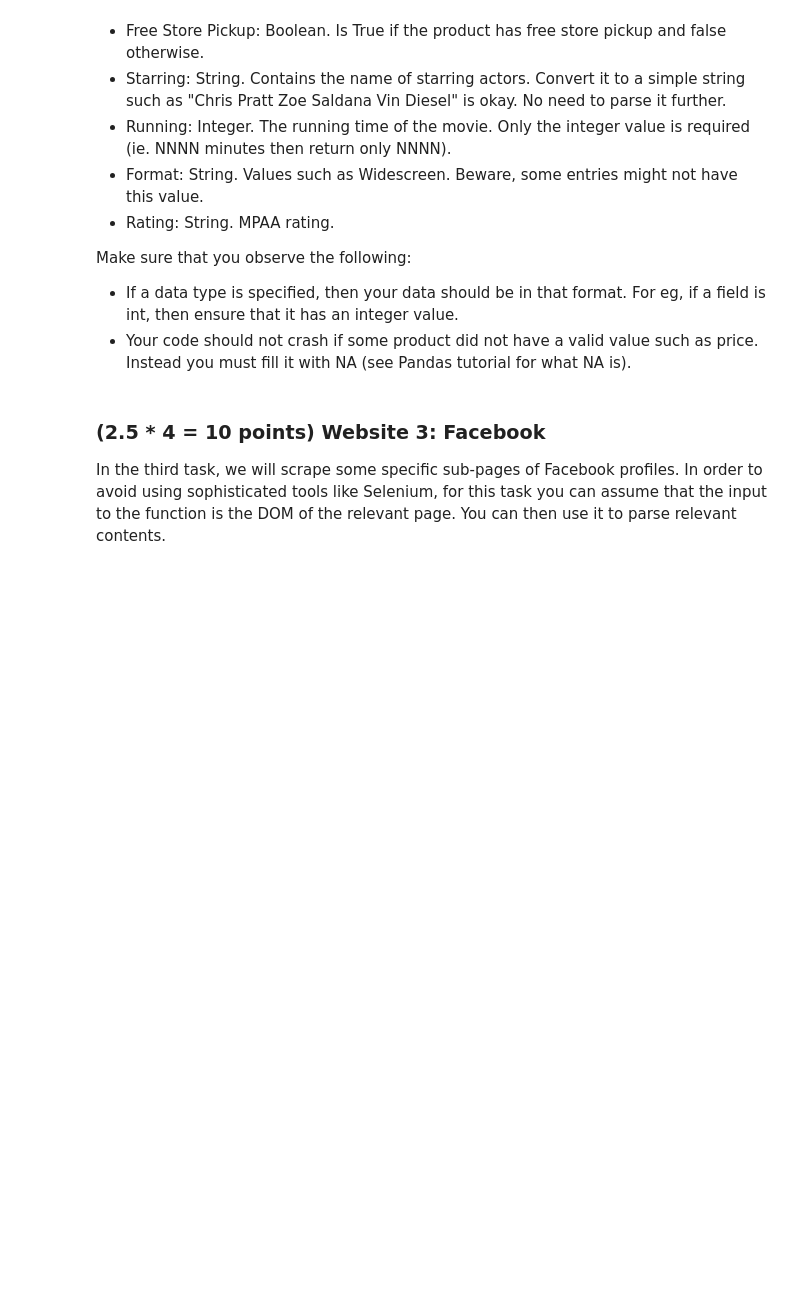
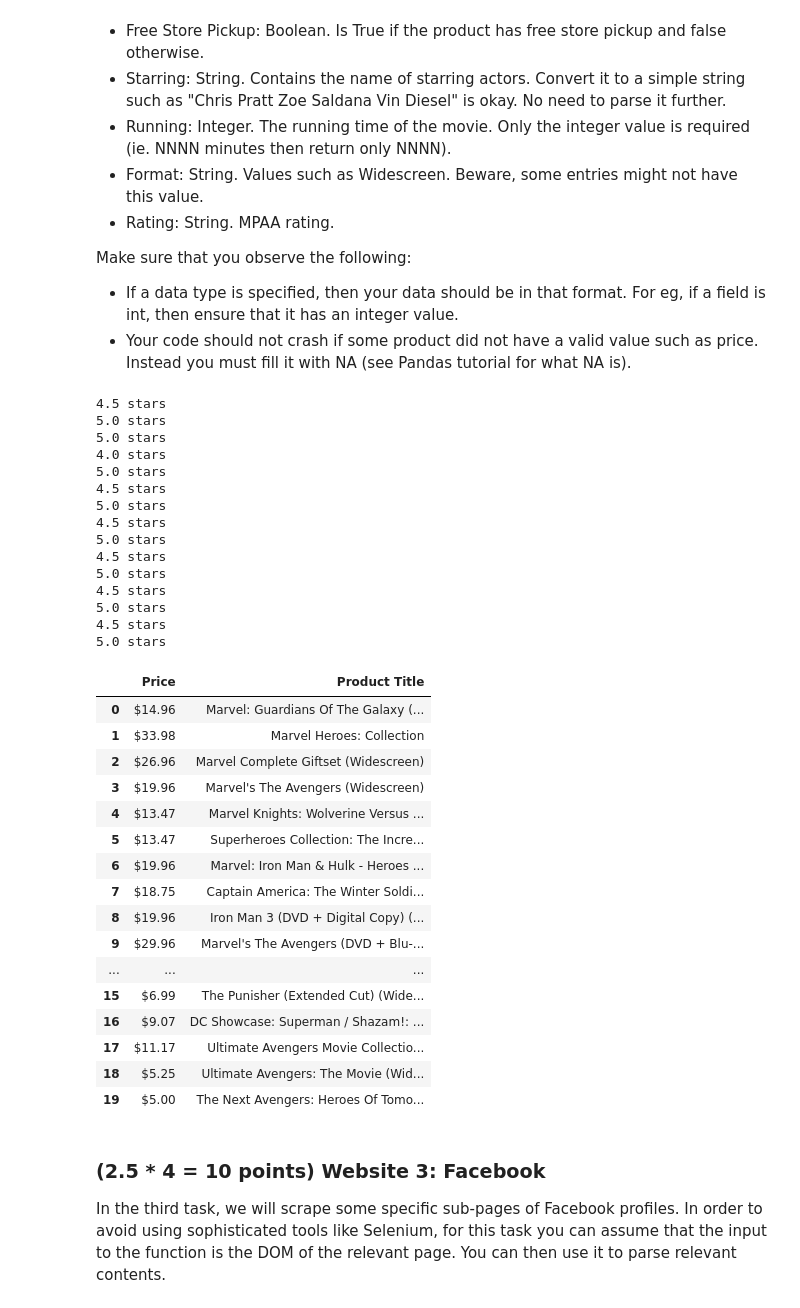
Before and after one commit to sreeharihegden/CSE-5334-Data-Mining, a Jupyter notebook: PA1_ExploratoryAnalysis_FEC_2012_PresidentialElections.ipynb, the cells around one changed output. Cells and saved outputs as stored; diff of their text form; code cells hidden in the pictures; blank space fills up the shorter version.

```diff
--- a/PA1_ExploratoryAnalysis_FEC_2012_PresidentialElections.ipynb
+++ b/PA1_ExploratoryAnalysis_FEC_2012_PresidentialElections.ipynb
@@ -101,12 +171,84 @@ Make sure that you observe the following:
 # %%
 #Input:
 #    url: URL of a Walmart results page for a search query in Movies department
 #Output:
 #    df is a Pandas data frame that contains a tabular representation of the results
 #    The df must have 9 columns that must have the same name and data type as described above
 #    Each row of df corresponds to a movie in the results table
-def scraping_walmart_movies(url):
-    return None
+#def scraping_walmart_movies(url):
+ #   return None
+
+from collections import defaultdict
+import requests
+from bs4 import BeautifulSoup
+import csv
+import pandas as pd
+
+
+
+r= requests.get("http://www.walmart.com/search/?query=marvel&cat_id=4096_530598")
+r.content
+
+soup = BeautifulSoup(r.content)
+
+g_data = soup.find_all("div", {"class" : "tile-content"})
+g_price = soup.find_all("div",{"class" : "item-price-container"})
+g_star = soup.find_all("div",{"class" : "stars stars-small tile-row"})
+
+#all the title inside tile-content
+data=defaultdict(list)
+for product_title in g_data:
+    a_product_title = product_title.find_all("a","js-product-title")
+    for text_product_title in a_product_title :
+       data['Product Title'].append(text_product_title.text)
+
+for row in g_price:
+     price = row.find('span', 'price price-display').text.strip()
+     data['Price'].append(price)
+
+
+for allstar in g_star:
+    star=allstar.find('span','visuallyhidden').text.strip()
+    print star
+    #data['Star'].append(star)
+
+     #price['Price'].append(price.text)
+
+df = pd.DataFrame(data)
+df
+# %% [output]
+4.5 stars
+5.0 stars
+5.0 stars
+4.0 stars
+5.0 stars
+4.5 stars
+5.0 stars
+4.5 stars
+5.0 stars
+4.5 stars
+5.0 stars
+4.5 stars
+5.0 stars
+4.5 stars
+5.0 stars
+|  | Price | Product Title |
+| 0 | $14.96 | Marvel: Guardians Of The Galaxy (... |
+| 1 | $33.98 | Marvel Heroes: Collection |
+| 2 | $26.96 | Marvel Complete Giftset (Widescreen) |
+| 3 | $19.96 | Marvel's The Avengers (Widescreen) |
+| 4 | $13.47 | Marvel Knights: Wolverine Versus ... |
+| 5 | $13.47 | Superheroes Collection: The Incre... |
+| 6 | $19.96 | Marvel: Iron Man & Hulk - Heroes ... |
+| 7 | $18.75 | Captain America: The Winter Soldi... |
+| 8 | $19.96 | Iron Man 3 (DVD + Digital Copy) (... |
+| 9 | $29.96 | Marvel's The Avengers (DVD + Blu-... |
+| ... | ... | ... |
+| 15 | $6.99 | The Punisher (Extended Cut) (Wide... |
+| 16 | $9.07 | DC Showcase: Superman / Shazam!: ... |
+| 17 | $11.17 | Ultimate Avengers Movie Collectio... |
+| 18 | $5.25 | Ultimate Avengers: The Movie (Wid... |
+| 19 | $5.00 | The Next Avengers: Heroes Of Tomo... |
 # %% [markdown]
 ### (2.5 * 4 = 10 points) Website 3: Facebook
 
```
Also changed, not shown: parts of 3 cells of this notebook.
